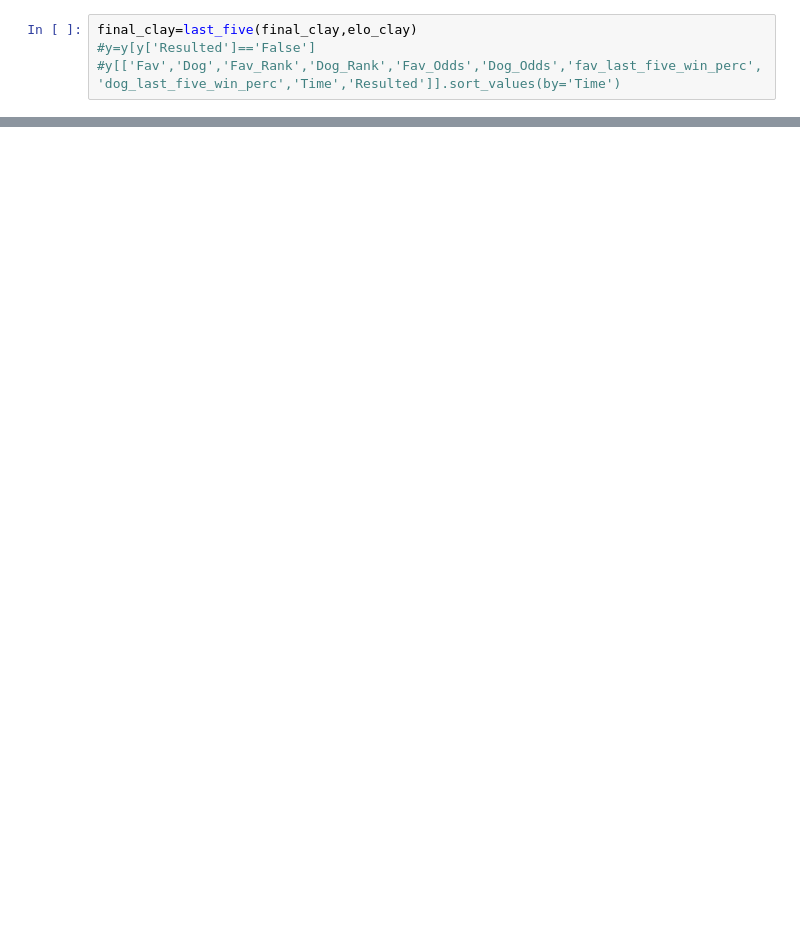
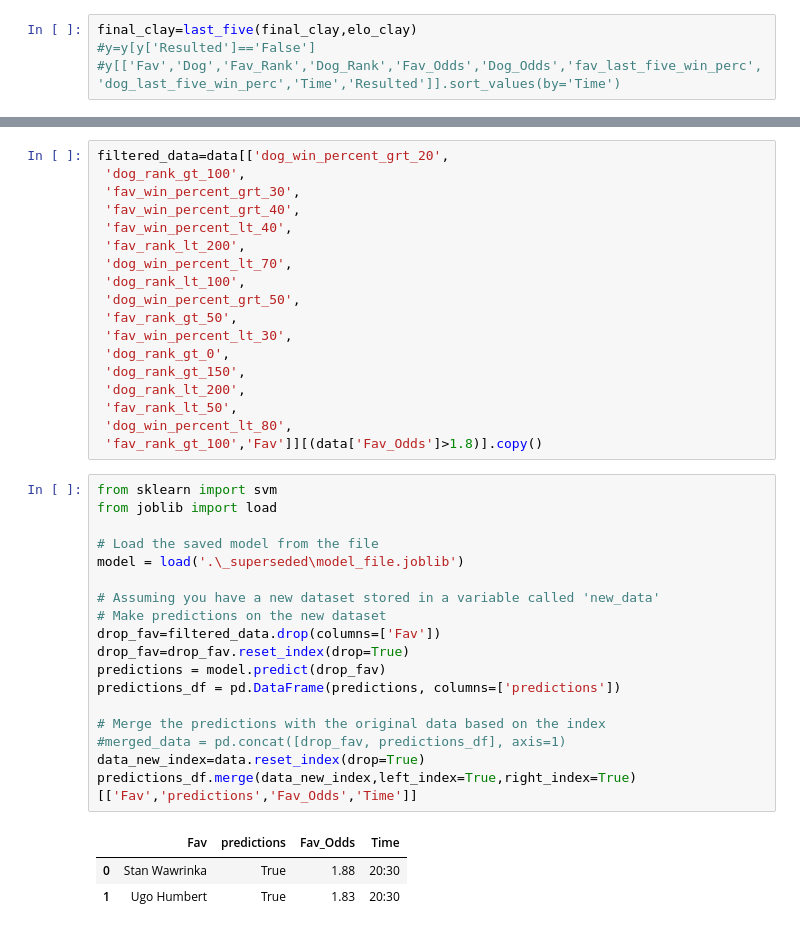
Before and after one commit to Witwolski/tennis_atp, a Jupyter notebook: ranking_analysis_new.ipynb, the cells around one changed output, grey strips where cells are left out. Cells and saved outputs as stored; diff of their text form; blank space fills up the shorter version.

```diff
--- a/ranking_analysis_new.ipynb
+++ b/ranking_analysis_new.ipynb
@@ -347,0 +498,40 @@ final_hard.to_pickle('Hard_Today')
+# %%
+filtered_data=data[['dog_win_percent_grt_20',
+ 'dog_rank_gt_100',
+ 'fav_win_percent_grt_30',
+ 'fav_win_percent_grt_40',
+ 'fav_win_percent_lt_40',
+ 'fav_rank_lt_200',
+ 'dog_win_percent_lt_70',
+ 'dog_rank_lt_100',
+ 'dog_win_percent_grt_50',
+ 'fav_rank_gt_50',
+ 'fav_win_percent_lt_30',
+ 'dog_rank_gt_0',
+ 'dog_rank_gt_150',
+ 'dog_rank_lt_200',
+ 'fav_rank_lt_50',
+ 'dog_win_percent_lt_80',
+ 'fav_rank_gt_100','Fav']][(data['Fav_Odds']>1.8)].copy()
+# %%
+from sklearn import svm
+from joblib import load
+
+# Load the saved model from the file
+model = load('.\_superseded\model_file.joblib')
+
+# Assuming you have a new dataset stored in a variable called 'new_data'
+# Make predictions on the new dataset
+drop_fav=filtered_data.drop(columns=['Fav'])
+drop_fav=drop_fav.reset_index(drop=True)
+predictions = model.predict(drop_fav)
+predictions_df = pd.DataFrame(predictions, columns=['predictions'])
+
+# Merge the predictions with the original data based on the index
+#merged_data = pd.concat([drop_fav, predictions_df], axis=1)
+data_new_index=data.reset_index(drop=True)
+predictions_df.merge(data_new_index,left_index=True,right_index=True)[['Fav','predictions','Fav_Odds','Time']]
+# %% [output]
+|  | Fav | predictions | Fav_Odds | Time |
+| 0 | Stan Wawrinka | True | 1.88 | 20:30 |
+| 1 | Ugo Humbert | True | 1.83 | 20:30 |
```
Also changed, not shown: parts of 19 cells of this notebook, 3 other files.
